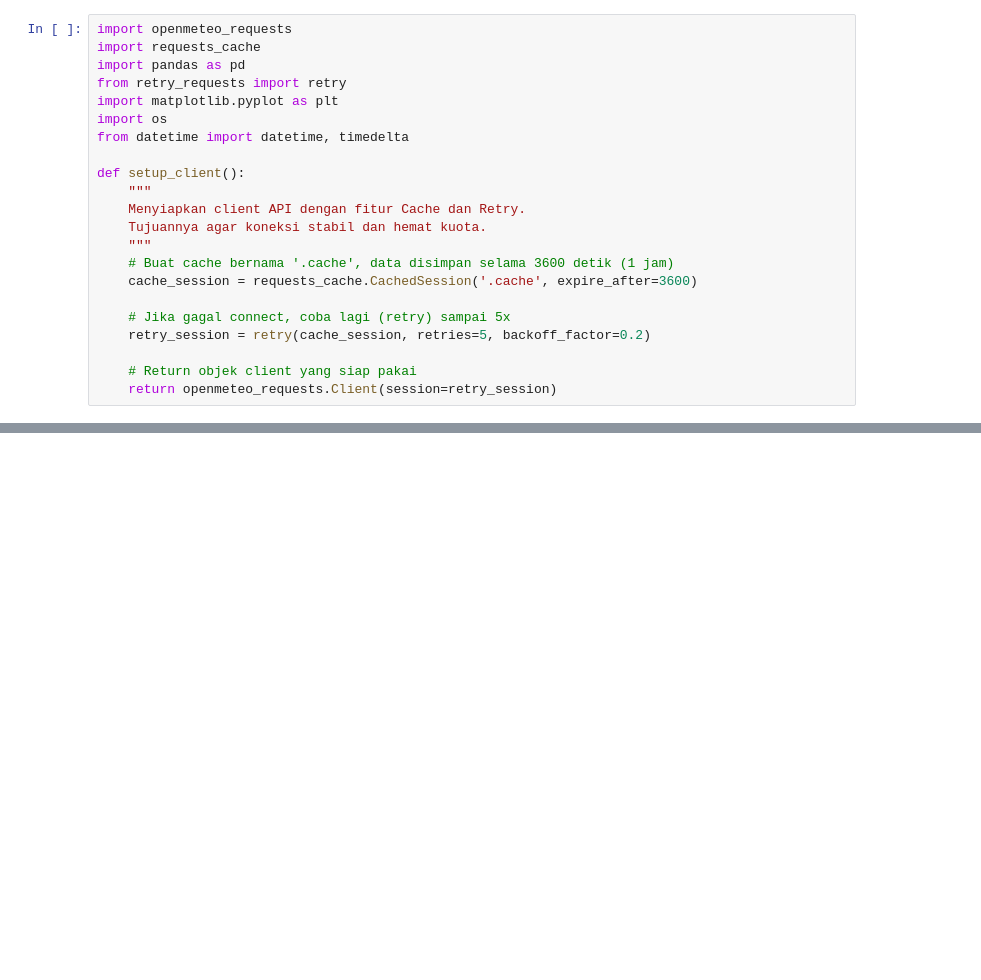
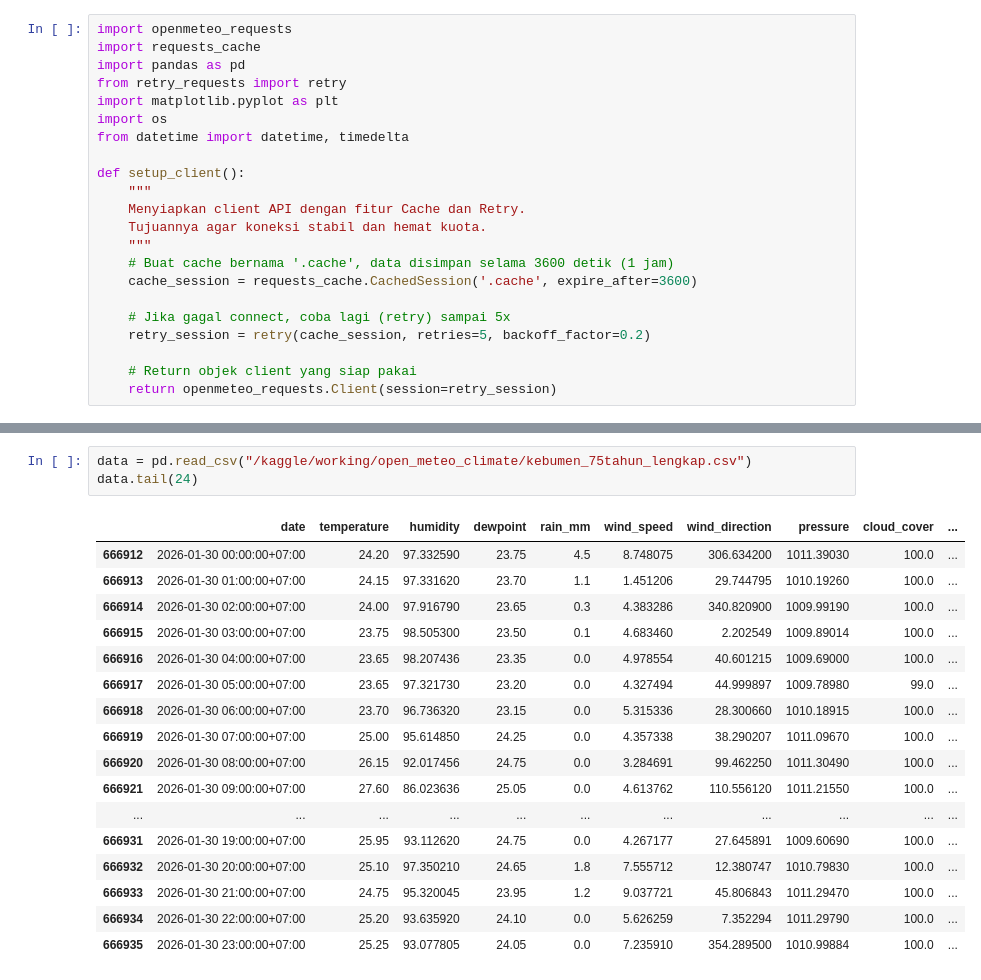
Before and after one commit to evanalif113/Catatan_Meteorologi, a Jupyter notebook: Analisis_Meteorologi/Open Meteo Climate.ipynb, the cells around one changed output, grey strips where cells are left out. Saved outputs shown, nothing was run; the diff lists cells and outputs as text; blank space fills up the shorter version.

Commit message:
Kaggle Notebook | Open Meteo Climate | Version 14

```diff
--- a/Analisis_Meteorologi/Open Meteo Climate.ipynb
+++ b/Analisis_Meteorologi/Open Meteo Climate.ipynb
@@ -203,0 +274,21 @@ Created in <span style='font-weight:600;margin-left:4px;'>Deepnote</span></a>
+# %%
+data = pd.read_csv("/kaggle/working/open_meteo_climate/kebumen_75tahun_lengkap.csv")
+data.tail(24)
+# %% [output]
+|  | date | temperature | humidity | dewpoint | rain_mm | wind_speed | wind_direction | pressure | cloud_cover | ... |
+| 666912 | 2026-01-30 00:00:00+07:00 | 24.20 | 97.332590 | 23.75 | 4.5 | 8.748075 | 306.634200 | 1011.39030 | 100.0 | ... |
+| 666913 | 2026-01-30 01:00:00+07:00 | 24.15 | 97.331620 | 23.70 | 1.1 | 1.451206 | 29.744795 | 1010.19260 | 100.0 | ... |
+| 666914 | 2026-01-30 02:00:00+07:00 | 24.00 | 97.916790 | 23.65 | 0.3 | 4.383286 | 340.820900 | 1009.99190 | 100.0 | ... |
+| 666915 | 2026-01-30 03:00:00+07:00 | 23.75 | 98.505300 | 23.50 | 0.1 | 4.683460 | 2.202549 | 1009.89014 | 100.0 | ... |
+| 666916 | 2026-01-30 04:00:00+07:00 | 23.65 | 98.207436 | 23.35 | 0.0 | 4.978554 | 40.601215 | 1009.69000 | 100.0 | ... |
+| 666917 | 2026-01-30 05:00:00+07:00 | 23.65 | 97.321730 | 23.20 | 0.0 | 4.327494 | 44.999897 | 1009.78980 | 99.0 | ... |
+| 666918 | 2026-01-30 06:00:00+07:00 | 23.70 | 96.736320 | 23.15 | 0.0 | 5.315336 | 28.300660 | 1010.18915 | 100.0 | ... |
+| 666919 | 2026-01-30 07:00:00+07:00 | 25.00 | 95.614850 | 24.25 | 0.0 | 4.357338 | 38.290207 | 1011.09670 | 100.0 | ... |
+| 666920 | 2026-01-30 08:00:00+07:00 | 26.15 | 92.017456 | 24.75 | 0.0 | 3.284691 | 99.462250 | 1011.30490 | 100.0 | ... |
+| 666921 | 2026-01-30 09:00:00+07:00 | 27.60 | 86.023636 | 25.05 | 0.0 | 4.613762 | 110.556120 | 1011.21550 | 100.0 | ... |
+| ... | ... | ... | ... | ... | ... | ... | ... | ... | ... | ... |
+| 666931 | 2026-01-30 19:00:00+07:00 | 25.95 | 93.112620 | 24.75 | 0.0 | 4.267177 | 27.645891 | 1009.60690 | 100.0 | ... |
+| 666932 | 2026-01-30 20:00:00+07:00 | 25.10 | 97.350210 | 24.65 | 1.8 | 7.555712 | 12.380747 | 1010.79830 | 100.0 | ... |
+| 666933 | 2026-01-30 21:00:00+07:00 | 24.75 | 95.320045 | 23.95 | 1.2 | 9.037721 | 45.806843 | 1011.29470 | 100.0 | ... |
+| 666934 | 2026-01-30 22:00:00+07:00 | 25.20 | 93.635920 | 24.10 | 0.0 | 5.626259 | 7.352294 | 1011.29790 | 100.0 | ... |
+| 666935 | 2026-01-30 23:00:00+07:00 | 25.25 | 93.077805 | 24.05 | 0.0 | 7.235910 | 354.289500 | 1010.99884 | 100.0 | ... |
```
Also changed, not shown: parts of 6 cells of this notebook.
